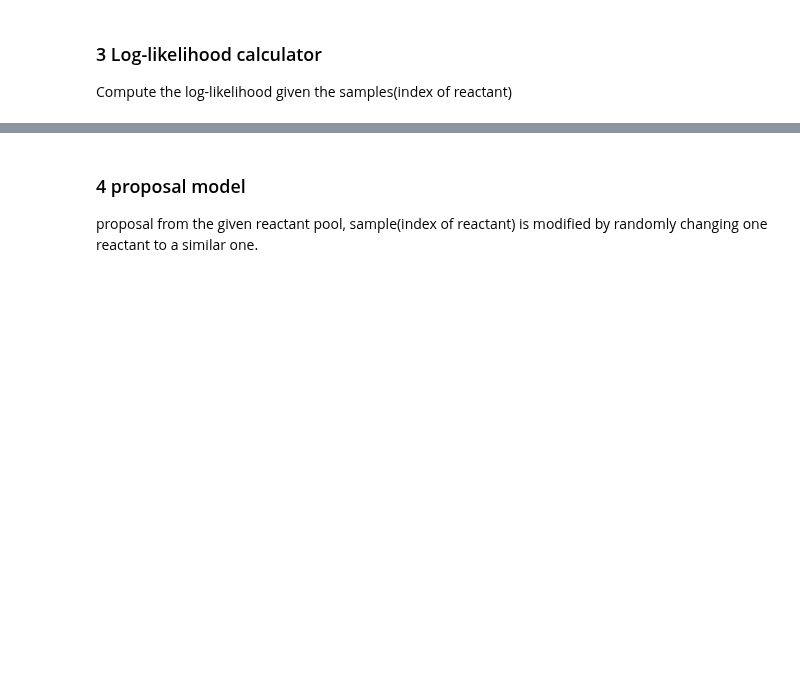
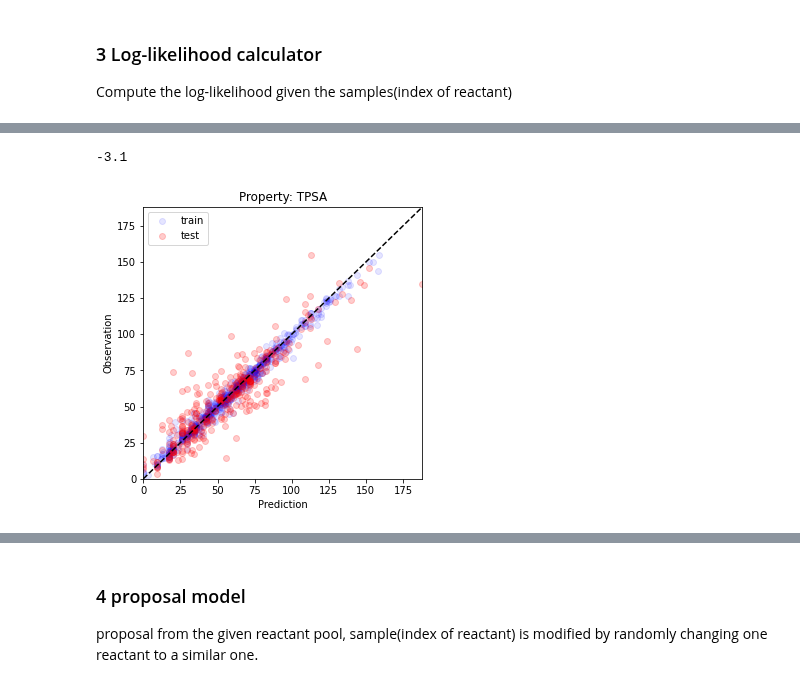
Before and after one commit to yoshida-lab/XenonPy, a Jupyter notebook: xenonpy/contrib/ismd/Sample.ipynb, the cells around one changed output, grey strips where cells are left out. Cells and saved outputs as stored; diff of their text form; code cells hidden in the pictures; blank space fills up the shorter version.

```diff
--- a/xenonpy/contrib/ismd/Sample.ipynb
+++ b/xenonpy/contrib/ismd/Sample.ipynb
@@ -187,9 +187,11 @@ Name: 62, dtype: object
 
 Compute the log-likelihood given the samples(index of reactant)
 # %%
+%%time
+
 # set target
 prop = ['XLogP', 'TPSA']
-target_range = {'XLogP': (-2, 2), 'TPSA': (0, 25)}
+target_range = {'XLogP': (5, 10), 'TPSA': (50, 100)}
 
 # build Gaussian likelihood calculator and set the target of region of the properties
 likelihood_calculator = GaussianLogLikelihood(descriptor=RD, targets = target_range)
@@ -195,0 +201,5 @@ likelihood_calculator = GaussianLogLikelihood(descriptor=RD, targets = target_ra
+# %%
+import sklearn
+from sklearn.model_selection import train_test_split
+X_train, X_test, y_train, y_test = train_test_split(data[["reactant_index"]], data[prop], test_size=0.33, random_state=42)
+print(len(X_train),len(y_train))
@@ -196,6 +234,5 @@ likelihood_calculator = GaussianLogLikelihood(descriptor=RD, targets = target_ra
 # %%
-%%time
 
 # train forward models inside ismd
-likelihood_calculator.fit(data, data[prop])
+likelihood_calculator.fit(X_train, y_train)
 # %% [output]
@@ -229,0 +244,3 @@ samples
+# %%
+y_train_pred = likelihood_calculator.predict(X_train)
+y_test_pred = likelihood_calculator.predict(X_test)
@@ -229,0 +274,5 @@ samples
+# %%
+property="XLogP"
+min(y_train[property])
+# %% [output]
+-3.1
@@ -229,0 +281,19 @@ samples
+# %%
+property="TPSA"
+
+xy_min = min(min(y_train[property]),min(y_test[property]),min(y_train_pred[property+": mean"]),min(y_test_pred[property+": mean"]))
+xy_max = max(max(y_train[property]),max(y_test[property]),max(y_train_pred[property+": mean"]),max(y_test_pred[property+": mean"]))
+plt.figure(figsize=(5,5))
+plt.scatter(y_train[property], y_train_pred[property+": mean"], c='b', alpha=0.1, label='train')
+plt.scatter(y_test[property], y_test_pred[property+": mean"], c='r', alpha=0.2, label='test')
+# plt.text(xy_min+xy_diff*0.7,xy_min+xy_diff*0.05,'MAE: %5.2f' % np.mean(np.abs(y_true - y_pred)),fontsize=12)
+plt.title('Property: ' + property)
+plt.xlim(xy_min,xy_max)
+plt.ylim(xy_min,xy_max)
+plt.legend(loc='upper left')
+plt.xlabel('Prediction')
+plt.ylabel('Observation')
+plt.plot([xy_min,xy_max],[xy_min,xy_max],ls="--",c='k')
+plt.show()
+# %% [output]
+[figure, added]
```
Also changed, not shown: parts of 32 cells of this notebook, 3 other files.
